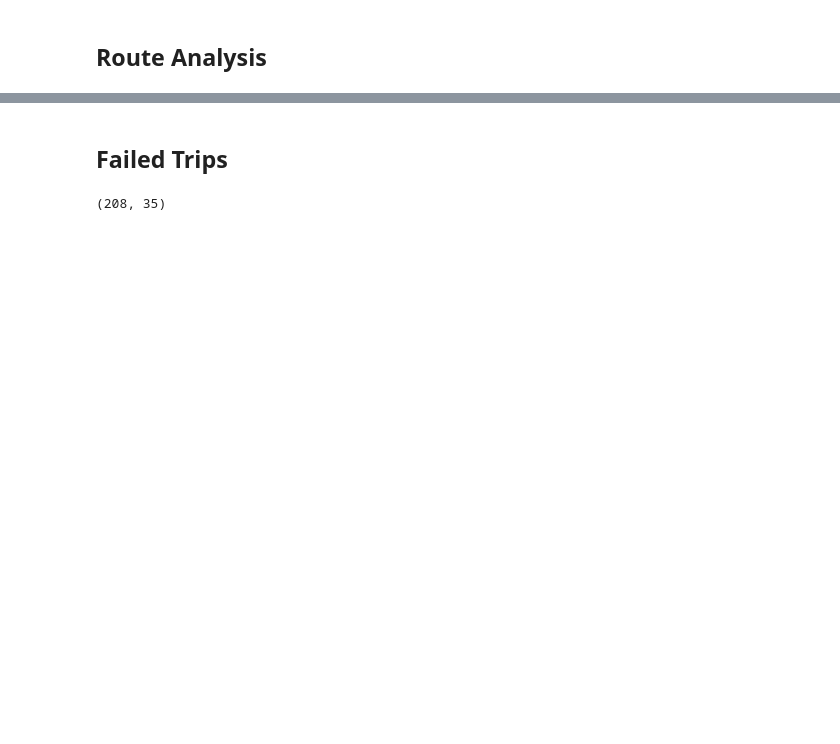
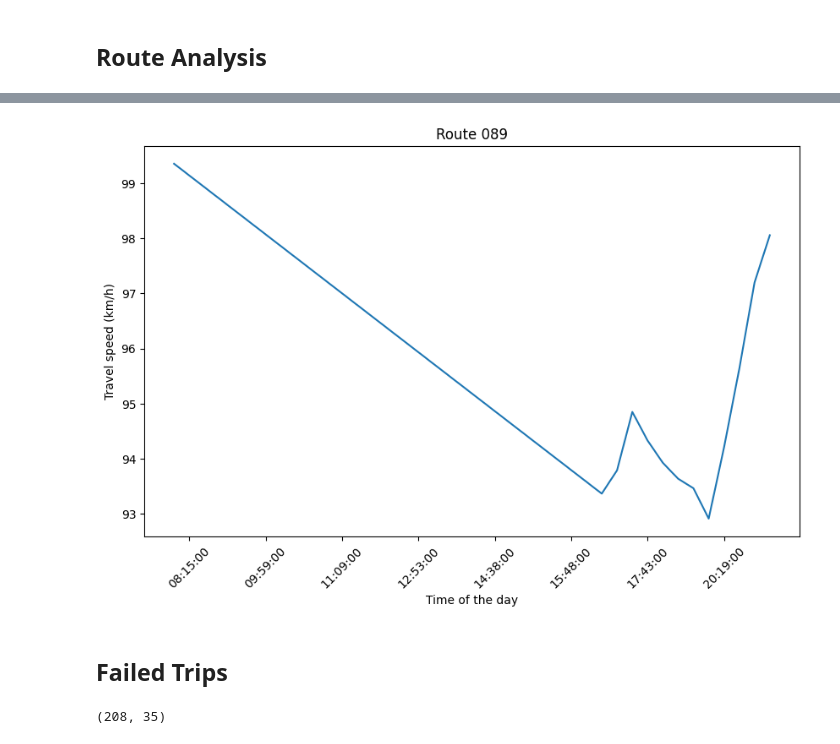
Before and after one commit to fra-luc/datac-analysis, a Jupyter notebook: src/analysis.ipynb, the cells around one changed output, grey strips where cells are left out. Drawn from its saved outputs; the diff is of its cells as text; code cells hidden in the pictures; blank space fills up the shorter version.

```diff
--- a/src/analysis.ipynb
+++ b/src/analysis.ipynb
@@ -7,4 +8,4 @@ import gtfs_kit as gk
 # %%
-vehicle_positions = pandas.read_parquet("../data/vehicle_positions.parquet")
-vehicle_positions = vehicle_positions.tz_localize('UTC')
+vehicle_positions = pandas.read_parquet("../downloads/vehicle_positions.parquet")
+vehicle_positions = vehicle_positions.tz_localize("UTC")
 # %%
@@ -32,3 +61,5 @@ DATE = datetime(2024, 3, 20, 4, tzinfo=pytz.timezone('Europe/Rome'))
 # %%
-vehicle_positions = vehicle_positions[vehicle_positions.index.to_series().dt.date == DATE.date()]
+vehicle_positions = vehicle_positions[
+    vehicle_positions.index.to_series().dt.date == DATE.date()
+]  # TODO fondalmente... c'è un bordello con le date
 # %%
@@ -45,3 +153,30 @@ route_vehicle_positions = get_route_vehicle_positions(vehicle_positions, route=R
+# %%
+ROUTE_ID = "089"
+
+(
+    vehicle_positions[["vehicle.trip.route_id", "vehicle.trip.trip_id", "vehicle.trip.start_time"]]
+    .drop_duplicates()
+    .set_index(["vehicle.trip.route_id", "vehicle.trip.trip_id"])
+    .join(commercial_speed)
+    .loc[ROUTE_ID]
+    .set_index("vehicle.trip.start_time")
+    .sort_index()  # TODO remove when it's fucking timestamp
+    .interpolate()
+    .rolling(5)
+    .mean()
+    .plot(
+        rot=45,
+        title=f"Route {ROUTE_ID}",
+        ylabel="Travel speed (km/h)",
+        xlabel="Time of the day",
+        legend=False,
+        figsize=(10,6)
+    )
+)
+
+plt.show()
+# %% [output]
+[figure, added]
 # %% [markdown]
 ## Failed Trips
 # %%
```
Also changed, not shown: parts of 26 cells of this notebook, 3 other files.
